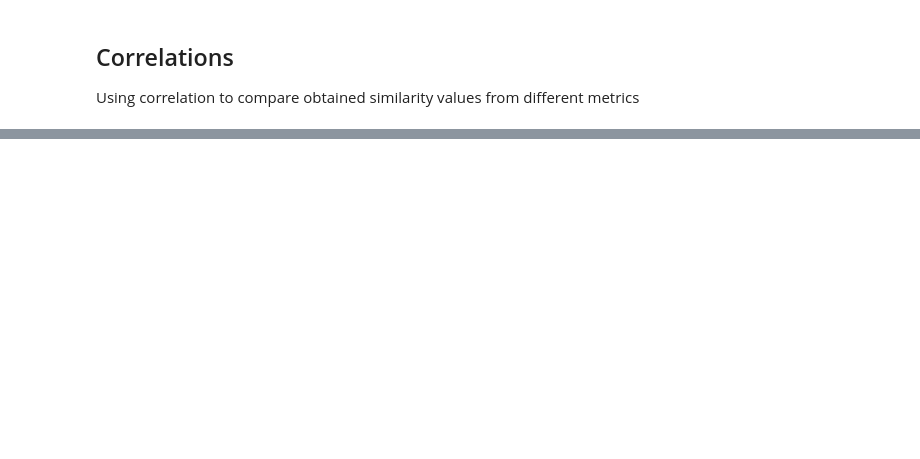
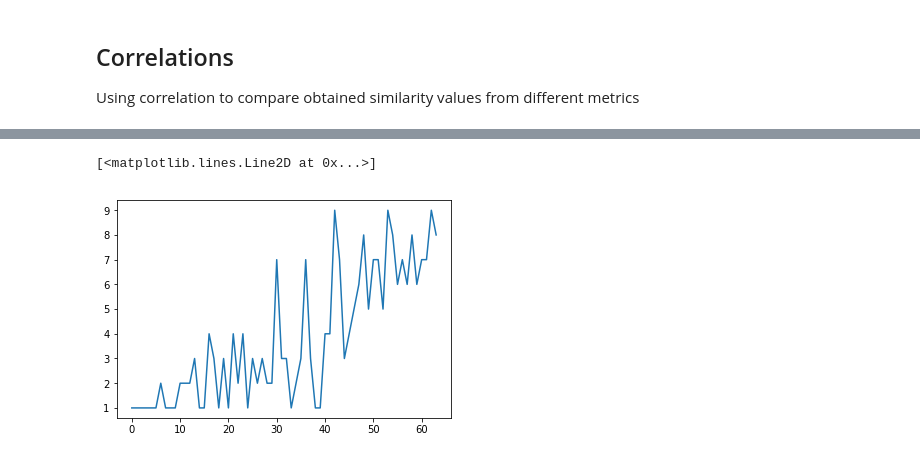
Before and after one commit to jobquiroz/VectorSymbolicArchitectures, a Jupyter notebook: CompareHumanData/ComparingSimilarity.ipynb, the cells around one changed output, grey strips where cells are left out. Cells and saved outputs as stored; diff of their text form; code cells hidden in the pictures; blank space fills up the shorter version.

```diff
--- a/CompareHumanData/ComparingSimilarity.ipynb
+++ b/CompareHumanData/ComparingSimilarity.ipynb
@@ -197,6 +207,7 @@ Using correlation to compare obtained similarity values from different metrics
 # %%
 from scipy.stats.stats import pearsonr
 
+# vs Average
 print pearsonr(Hum_Sim, Hum_Sim), min(Hum_Sim), max(Hum_Sim)
 print pearsonr(Hum_Sim, HD_sim), min(HD_sim), max(HD_sim)
 print pearsonr(Hum_Sim, McRae_sim), min(McRae_sim), max(McRae_sim)
@@ -206,5 +217,67 @@ print pearsonr(Hum_Sim, WUP_sim), min(WUP_sim), max(WUP_sim)
 print pearsonr(Hum_Sim, Res_sim), min(Res_sim), max(Res_sim)
 print pearsonr(Hum_Sim, JC_sim), min(JC_sim), max(JC_sim)
 print pearsonr(Hum_Sim, Lin_sim), min(Lin_sim), max(Lin_sim)
+
+# vs Q1
+Hum_Sim = HumanSim(1)
+print "\n\n", pearsonr(Hum_Sim, Hum_Sim), min(Hum_Sim), max(Hum_Sim)
+print pearsonr(Hum_Sim, HD_sim), min(HD_sim), max(HD_sim)
+print pearsonr(Hum_Sim, McRae_sim), min(McRae_sim), max(McRae_sim)
+print pearsonr(Hum_Sim, Path_sim), min(Path_sim), max(Path_sim)
+print pearsonr(Hum_Sim, LC_sim), min(LC_sim), max(LC_sim)
+print pearsonr(Hum_Sim, WUP_sim), min(WUP_sim), max(WUP_sim)
+print pearsonr(Hum_Sim, Res_sim), min(Res_sim), max(Res_sim)
+print pearsonr(Hum_Sim, JC_sim), min(JC_sim), max(JC_sim)
+print pearsonr(Hum_Sim, Lin_sim), min(Lin_sim), max(Lin_sim)
+
+# vs Q5
+Hum_Sim = HumanSim(5)
+print "\n\n", pearsonr(Hum_Sim, Hum_Sim), min(Hum_Sim), max(Hum_Sim)
+print pearsonr(Hum_Sim, HD_sim), min(HD_sim), max(HD_sim)
+print pearsonr(Hum_Sim, McRae_sim), min(McRae_sim), max(McRae_sim)
+print pearsonr(Hum_Sim, Path_sim), min(Path_sim), max(Path_sim)
+print pearsonr(Hum_Sim, LC_sim), min(LC_sim), max(LC_sim)
+print pearsonr(Hum_Sim, WUP_sim), min(WUP_sim), max(WUP_sim)
+print pearsonr(Hum_Sim, Res_sim), min(Res_sim), max(Res_sim)
+print pearsonr(Hum_Sim, JC_sim), min(JC_sim), max(JC_sim)
+print pearsonr(Hum_Sim, Lin_sim), min(Lin_sim), max(Lin_sim)
+
+# vs Q15
+Hum_Sim = HumanSim(15)
+print "\n\n", pearsonr(Hum_Sim, Hum_Sim), min(Hum_Sim), max(Hum_Sim)
+print pearsonr(Hum_Sim, HD_sim), min(HD_sim), max(HD_sim)
+print pearsonr(Hum_Sim, McRae_sim), min(McRae_sim), max(McRae_sim)
+print pearsonr(Hum_Sim, Path_sim), min(Path_sim), max(Path_sim)
+print pearsonr(Hum_Sim, LC_sim), min(LC_sim), max(LC_sim)
+print pearsonr(Hum_Sim, WUP_sim), min(WUP_sim), max(WUP_sim)
+print pearsonr(Hum_Sim, Res_sim), min(Res_sim), max(Res_sim)
+print pearsonr(Hum_Sim, JC_sim), min(JC_sim), max(JC_sim)
+print pearsonr(Hum_Sim, Lin_sim), min(Lin_sim), max(Lin_sim)
+
+# vs Q25
+Hum_Sim = HumanSim(25)
+print "\n\n", pearsonr(Hum_Sim, Hum_Sim), min(Hum_Sim), max(Hum_Sim)
+print pearsonr(Hum_Sim, HD_sim), min(HD_sim), max(HD_sim)
+print pearsonr(Hum_Sim, McRae_sim), min(McRae_sim), max(McRae_sim)
+print pearsonr(Hum_Sim, Path_sim), min(Path_sim), max(Path_sim)
+print pearsonr(Hum_Sim, LC_sim), min(LC_sim), max(LC_sim)
+print pearsonr(Hum_Sim, WUP_sim), min(WUP_sim), max(WUP_sim)
+print pearsonr(Hum_Sim, Res_sim), min(Res_sim), max(Res_sim)
+print pearsonr(Hum_Sim, JC_sim), min(JC_sim), max(JC_sim)
+print pearsonr(Hum_Sim, Lin_sim), min(Lin_sim), max(Lin_sim)
+
+# vs Q30
+Hum_Sim = HumanSim(30)
+print "\n\n", pearsonr(Hum_Sim, Hum_Sim), min(Hum_Sim), max(Hum_Sim)
+print pearsonr(Hum_Sim, HD_sim), min(HD_sim), max(HD_sim)
+print pearsonr(Hum_Sim, McRae_sim), min(McRae_sim), max(McRae_sim)
+print pearsonr(Hum_Sim, Path_sim), min(Path_sim), max(Path_sim)
+print pearsonr(Hum_Sim, LC_sim), min(LC_sim), max(LC_sim)
+print pearsonr(Hum_Sim, WUP_sim), min(WUP_sim), max(WUP_sim)
+print pearsonr(Hum_Sim, Res_sim), min(Res_sim), max(Res_sim)
+print pearsonr(Hum_Sim, JC_sim), min(JC_sim), max(JC_sim)
+print pearsonr(Hum_Sim, Lin_sim), min(Lin_sim), max(Lin_sim)
+
+plt.plot(Hum_Sim)
 # %% [output]
 (1.0, 0.0) 1.0 6.7
@@ -218,0 +300,2 @@ print pearsonr(Hum_Sim, Lin_sim), min(Lin_sim), max(Lin_sim)
+[<matplotlib.lines.Line2D at 0x...>]
+[figure, added]
```
Also changed, not shown: parts of 7 cells of this notebook, 2 other files.
